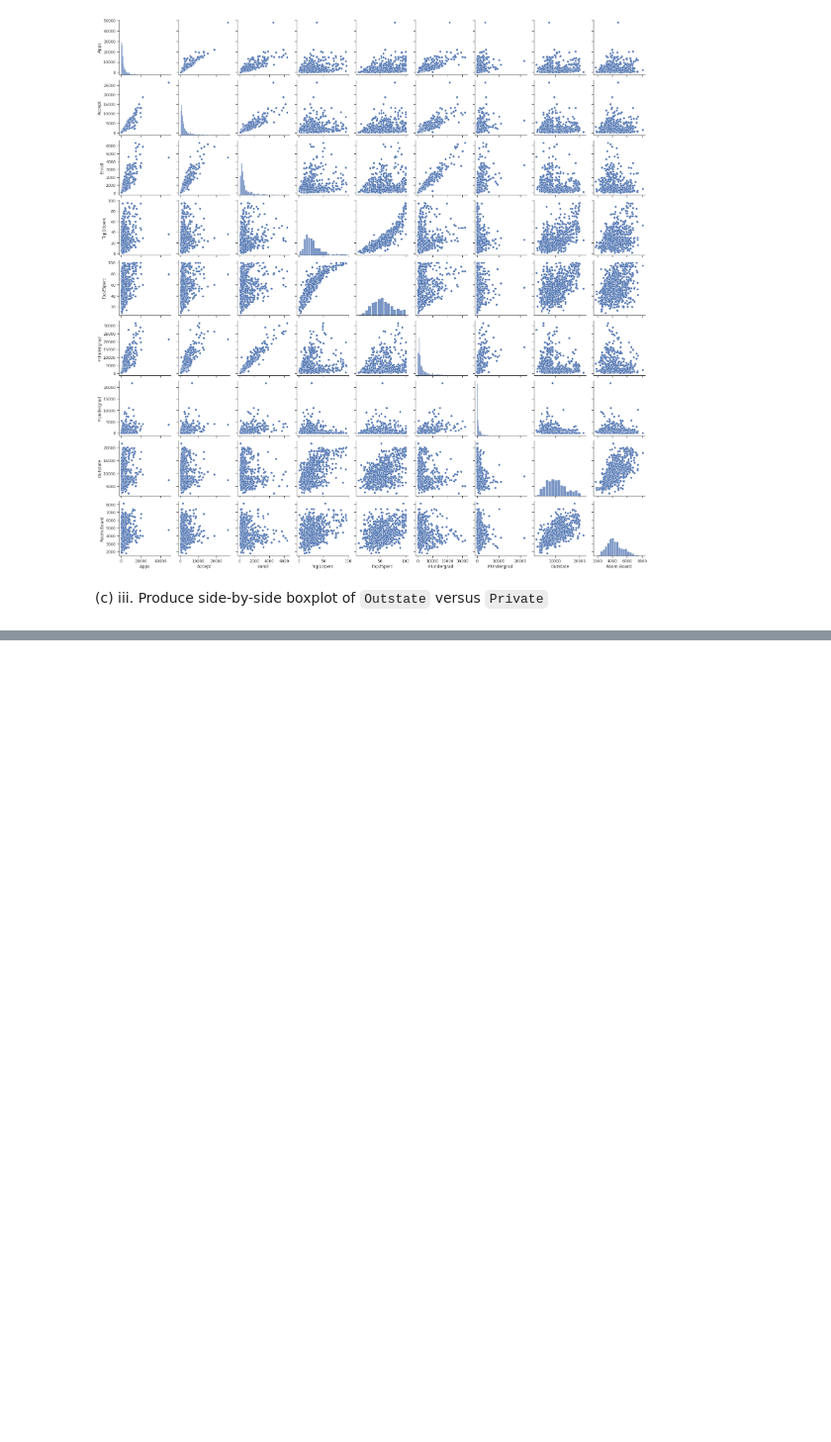
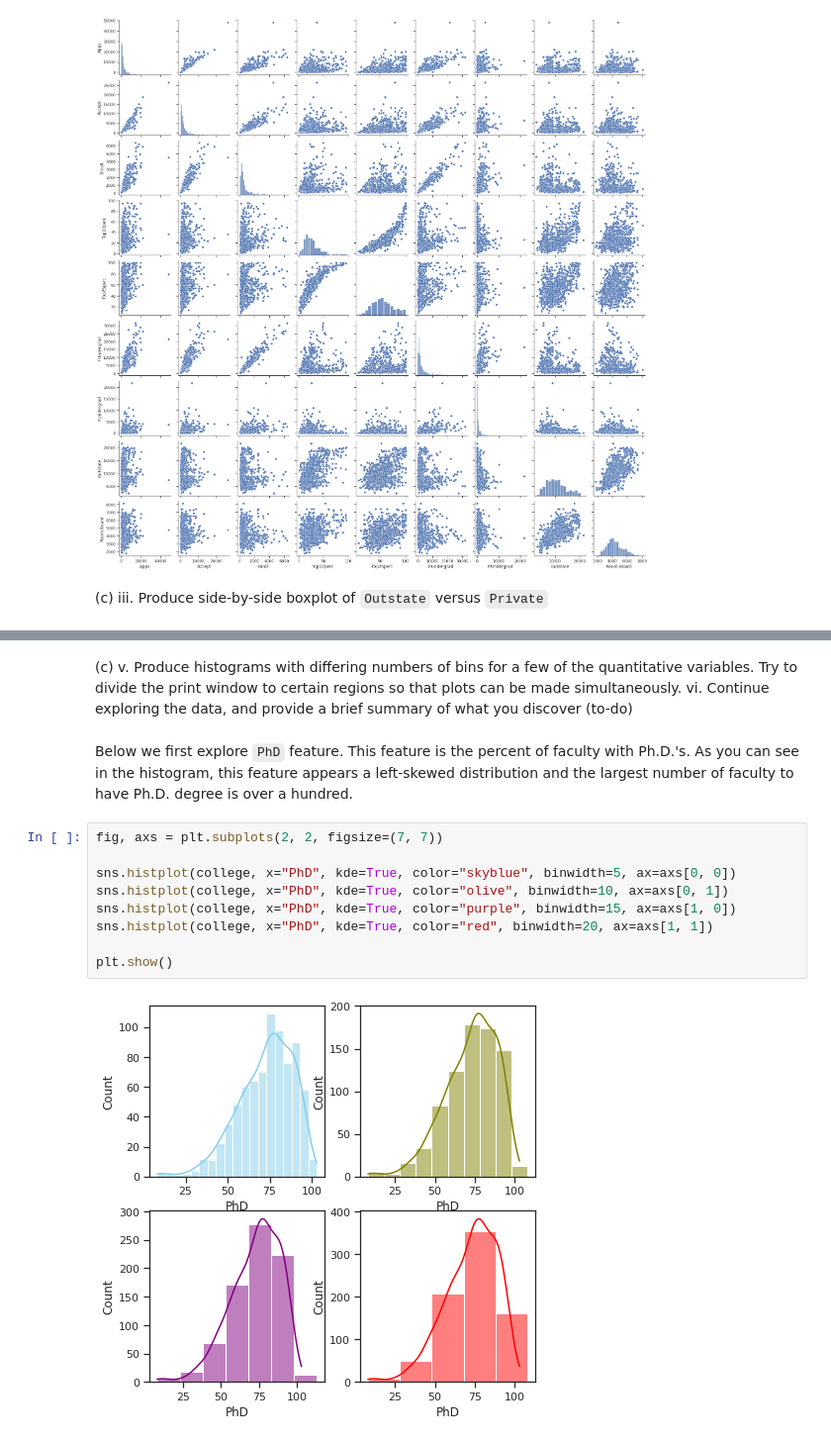
Before and after one commit to ferygood/ISLRv2_python, a Jupyter notebook: notebook/_build/jupyter_execute/content/ch2/exercise.ipynb, the cells around one changed output, grey strips where cells are left out. Shown at 99% size. Drawn from its saved outputs; the diff is of its cells as text; blank space fills up the shorter version.

```diff
--- a/notebook/_build/jupyter_execute/content/ch2/exercise.ipynb
+++ b/notebook/_build/jupyter_execute/content/ch2/exercise.ipynb
@@ -70,0 +110,16 @@ plt.show()
+# %% [markdown]
+(c) v. Produce histograms with differing numbers of bins for a few of the quantitative variables. Try to divide the print window to certain regions so that plots can be made simultaneously.
+vi. Continue exploring the data, and provide a brief summary of what you discover (to-do)
+# %% [markdown]
+Below we first explore `PhD` feature. This feature is the percent of faculty with Ph.D.'s. As you can see in the histogram, this feature appears a left-skewed distribution and the largest number of faculty to have Ph.D. degree is over a hundred.
+# %%
+fig, axs = plt.subplots(2, 2, figsize=(7, 7))
+
+sns.histplot(college, x="PhD", kde=True, color="skyblue", binwidth=5, ax=axs[0, 0])
+sns.histplot(college, x="PhD", kde=True, color="olive", binwidth=10, ax=axs[0, 1])
+sns.histplot(college, x="PhD", kde=True, color="purple", binwidth=15, ax=axs[1, 0])
+sns.histplot(college, x="PhD", kde=True, color="red", binwidth=20, ax=axs[1, 1])
+
+plt.show()
+# %% [output]
+[figure, added]
```
Also changed, not shown: parts of 13 cells of this notebook, 12 other files.
